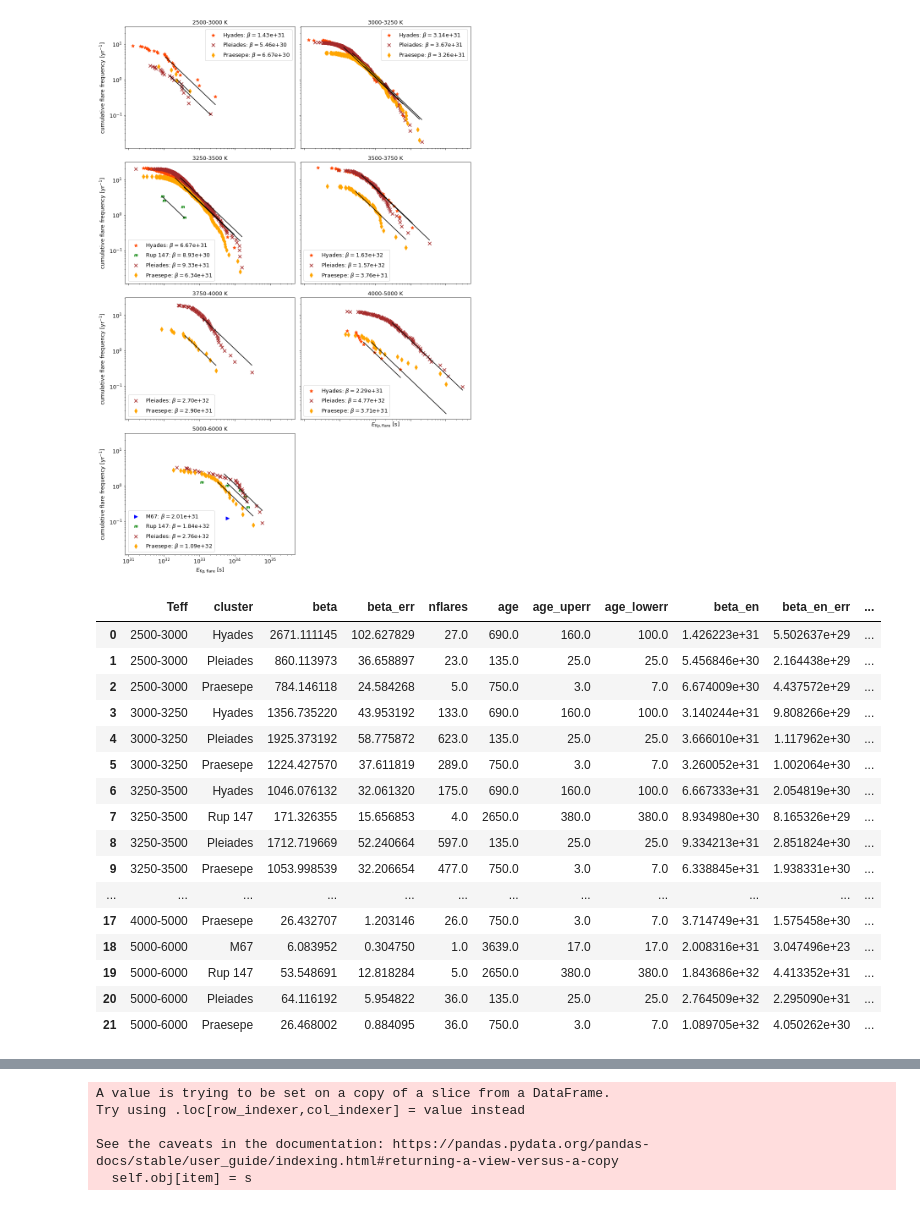
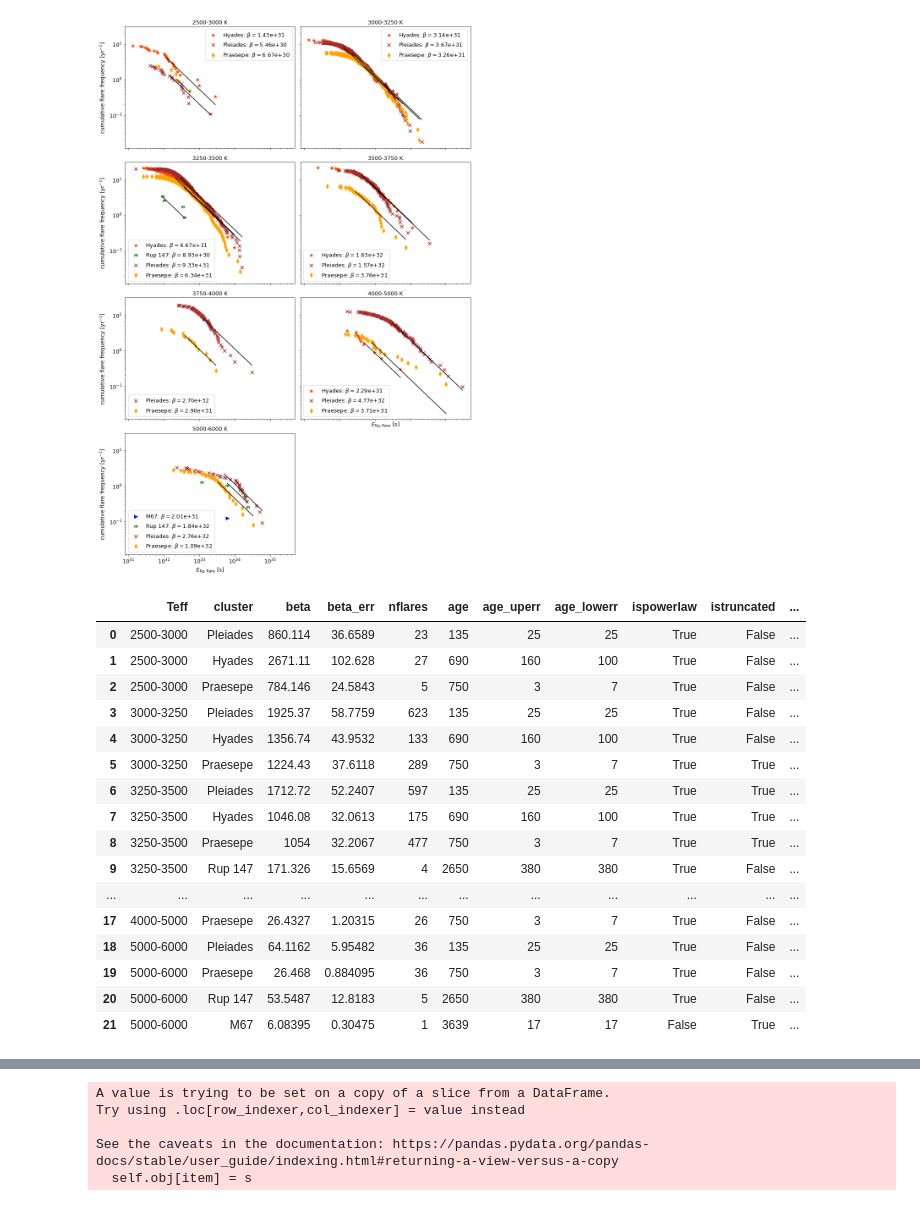
Before and after one commit to ekaterinailin/flares-in-clusters-with-k2-ii, a Jupyter notebook: VettingFlares/FFDs.ipynb, the cells around one changed output, grey strips where cells are left out. Drawn from its saved outputs; the diff is of its cells as text; code cells hidden in the pictures.

```diff
--- a/VettingFlares/FFDs.ipynb
+++ b/VettingFlares/FFDs.ipynb
@@ -149,6 +149,9 @@ fig, axes = plt.subplots(nrows=4,ncols=2,figsize=(12.5,18.5), sharex=True, share
 k = 0
 axes = [l for x in axes for l in x]
 for i, g in df.groupby(bins_T):
+    g.loc[:,"cluster"] = pd.Categorical(g.cluster,
+                      categories=["pleiades","hyades","praesepe","ngc6774", "ngc2682"],
+                      ordered=True)
     resed[i]={}
     for j, h in g.groupby("cluster"):
 
@@ -193,12 +196,14 @@ for i, g in df.groupby(bins_T):
                 a, x, y = ffd.plot_powerlaw(axes[k], c="k",)
 
             resed[i][ccol[j][0]]={"beta":ffd.beta,
-                                "beta_err":ffd.beta_err,
-                                "nflares":len(ed),
-                                "age":ccol[j][3],
-                                "age_uperr":ccol[j][4],
-                                "age_lowerr":ccol[j][5]
-                                }
+                                  "beta_err":ffd.beta_err,
+                                  "nflares":len(ed),
+                                  "age":ccol[j][3],
+                                  "age_uperr":ccol[j][4],
+                                  "age_lowerr":ccol[j][5],
+                                  "ispowerlaw":ffd.is_powerlaw(),
+                                  "istruncated": ffd.is_powerlaw_truncated()
+                                  }
 
             ed, freq, counts = ffd.ed_and_freq(energy_correction=False,
                                         recovery_probability_correction=False,
@@ -235,6 +257,9 @@ k = 0
 axes = [l for x in axes for l in x]
 for i, g in df2.groupby(bins_T):
     resen[i]={}
+    g.loc[:,"cluster"] = pd.Categorical(g.cluster,
+                      categories=["pleiades","hyades","praesepe","ngc6774", "ngc2682"],
+                      ordered=True)
     for j, h in g.groupby("cluster"):
 
       #  print(i,j)
@@ -278,12 +303,15 @@ for i, g in df2.groupby(bins_T):
             else:
                 a, x, y = ffd.plot_powerlaw(axes[k], c="k",)
 
+
             resen[i][ccol[j][0]]={"beta_en":ffd.beta,
                                 "beta_en_err":ffd.beta_err,
-                                "nflares":len(ed),
+                                "nflares_en":len(ed),
                                 "age":ccol[j][3],
                                 "age_uperr":ccol[j][4],
-                                "age_lowerr":ccol[j][5]
+                                "age_lowerr":ccol[j][5],
+                                "ispowerlaw_en":ffd.is_powerlaw(),
+                                "istruncated_en": ffd.is_powerlaw_truncated()
                                 }
 
             ed, freq, counts = ffd.ed_and_freq(energy_correction=False,
@@ -312,34 +340,36 @@ plt.savefig(f"plots/{tstamp}_SpT_wise_sample_ffd_energy.png", dpi=300)
 # %%
 reform = {(outerKey, innerKey): values for outerKey, innerDict in resed.items() for innerKey, values in innerDict.items()}
 
-betaed = pd.DataFrame(reform).T.reset_index().rename(index=str, columns={"level_0":"Teff",
-                                                                       "level_1":"cluster"})
+betaed_ = pd.DataFrame(reform).T
+betaed = betaed_.reset_index().rename(index=str, columns={"level_0":"Teff",
+                                                                          "level_1":"cluster"})
 
 reform = {(outerKey, innerKey): values for outerKey, innerDict in resen.items() for innerKey, values in innerDict.items()}
 
-betaen = pd.DataFrame(reform).T.reset_index().rename(index=str, columns={"level_0":"Teff",
+betaen_ = pd.DataFrame(reform).T
+betaen = betaen_.reset_index().rename(index=str, columns={"level_0":"Teff",
                                                                        "level_1":"cluster"})
 beta = betaed.merge(betaen)
 beta["Tmin"] = beta.Teff.apply(lambda x: int(x.split("-")[0]))
 beta["Tmax"] = beta.Teff.apply(lambda x: int(x.split("-")[1]))
 beta["Tmid"] = ((beta.Tmax + beta.Tmin) / 2).astype(int)
 beta["Tmid_err"] = ((beta.Tmax - beta.Tmin) / 2).astype(int)
 beta
 # %% [output]
-|  | Teff | cluster | beta | beta_err | nflares | age | age_uperr | age_lowerr | beta_en | beta_en_err | ... |
-| 0 | 2500-3000 | Hyades | 2671.111145 | 102.627829 | 27.0 | 690.0 | 160.0 | 100.0 | 1.426223e+31 | 5.502637e+29 | ... |
-| 1 | 2500-3000 | Pleiades | 860.113973 | 36.658897 | 23.0 | 135.0 | 25.0 | 25.0 | 5.456846e+30 | 2.164438e+29 | ... |
-| 2 | 2500-3000 | Praesepe | 784.146118 | 24.584268 | 5.0 | 750.0 | 3.0 | 7.0 | 6.674009e+30 | 4.437572e+29 | ... |
-| 3 | 3000-3250 | Hyades | 1356.735220 | 43.953192 | 133.0 | 690.0 | 160.0 | 100.0 | 3.140244e+31 | 9.808266e+29 | ... |
-| 4 | 3000-3250 | Pleiades | 1925.373192 | 58.775872 | 623.0 | 135.0 | 25.0 | 25.0 | 3.666010e+31 | 1.117962e+30 | ... |
-| 5 | 3000-3250 | Praesepe | 1224.427570 | 37.611819 | 289.0 | 750.0 | 3.0 | 7.0 | 3.260052e+31 | 1.002064e+30 | ... |
-| 6 | 3250-3500 | Hyades | 1046.076132 | 32.061320 | 175.0 | 690.0 | 160.0 | 100.0 | 6.667333e+31 | 2.054819e+30 | ... |
-| 7 | 3250-3500 | Rup 147 | 171.326355 | 15.656853 | 4.0 | 2650.0 | 380.0 | 380.0 | 8.934980e+30 | 8.165326e+29 | ... |
-| 8 | 3250-3500 | Pleiades | 1712.719669 | 52.240664 | 597.0 | 135.0 | 25.0 | 25.0 | 9.334213e+31 | 2.851824e+30 | ... |
-| 9 | 3250-3500 | Praesepe | 1053.998539 | 32.206654 | 477.0 | 750.0 | 3.0 | 7.0 | 6.338845e+31 | 1.938331e+30 | ... |
+|  | Teff | cluster | beta | beta_err | nflares | age | age_uperr | age_lowerr | ispowerlaw | istruncated | ... |
+| 0 | 2500-3000 | Pleiades | 860.114 | 36.6589 | 23 | 135 | 25 | 25 | True | False | ... |
+| 1 | 2500-3000 | Hyades | 2671.11 | 102.628 | 27 | 690 | 160 | 100 | True | False | ... |
+| 2 | 2500-3000 | Praesepe | 784.146 | 24.5843 | 5 | 750 | 3 | 7 | True | False | ... |
+| 3 | 3000-3250 | Pleiades | 1925.37 | 58.7759 | 623 | 135 | 25 | 25 | True | False | ... |
+| 4 | 3000-3250 | Hyades | 1356.74 | 43.9532 | 133 | 690 | 160 | 100 | True | False | ... |
+| 5 | 3000-3250 | Praesepe | 1224.43 | 37.6118 | 289 | 750 | 3 | 7 | True | True | ... |
+| 6 | 3250-3500 | Pleiades | 1712.72 | 52.2407 | 597 | 135 | 25 | 25 | True | True | ... |
+| 7 | 3250-3500 | Hyades | 1046.08 | 32.0613 | 175 | 690 | 160 | 100 | True | True | ... |
+| 8 | 3250-3500 | Praesepe | 1054 | 32.2067 | 477 | 750 | 3 | 7 | True | True | ... |
+| 9 | 3250-3500 | Rup 147 | 171.326 | 15.6569 | 4 | 2650 | 380 | 380 | True | False | ... |
 | ... | ... | ... | ... | ... | ... | ... | ... | ... | ... | ... | ... |
-| 17 | 4000-5000 | Praesepe | 26.432707 | 1.203146 | 26.0 | 750.0 | 3.0 | 7.0 | 3.714749e+31 | 1.575458e+30 | ... |
-| 18 | 5000-6000 | M67 | 6.083952 | 0.304750 | 1.0 | 3639.0 | 17.0 | 17.0 | 2.008316e+31 | 3.047496e+23 | ... |
-| 19 | 5000-6000 | Rup 147 | 53.548691 | 12.818284 | 5.0 | 2650.0 | 380.0 | 380.0 | 1.843686e+32 | 4.413352e+31 | ... |
-| 20 | 5000-6000 | Pleiades | 64.116192 | 5.954822 | 36.0 | 135.0 | 25.0 | 25.0 | 2.764509e+32 | 2.295090e+31 | ... |
-| 21 | 5000-6000 | Praesepe | 26.468002 | 0.884095 | 36.0 | 750.0 | 3.0 | 7.0 | 1.089705e+32 | 4.050262e+30 | ... |
+| 17 | 4000-5000 | Praesepe | 26.4327 | 1.20315 | 26 | 750 | 3 | 7 | True | False | ... |
+| 18 | 5000-6000 | Pleiades | 64.1162 | 5.95482 | 36 | 135 | 25 | 25 | True | False | ... |
+| 19 | 5000-6000 | Praesepe | 26.468 | 0.884095 | 36 | 750 | 3 | 7 | True | False | ... |
+| 20 | 5000-6000 | Rup 147 | 53.5487 | 12.8183 | 5 | 2650 | 380 | 380 | True | False | ... |
+| 21 | 5000-6000 | M67 | 6.08395 | 0.30475 | 1 | 3639 | 17 | 17 | False | True | ... |
```
Also changed, not shown: parts of 5 cells of this notebook, 1 other file.
